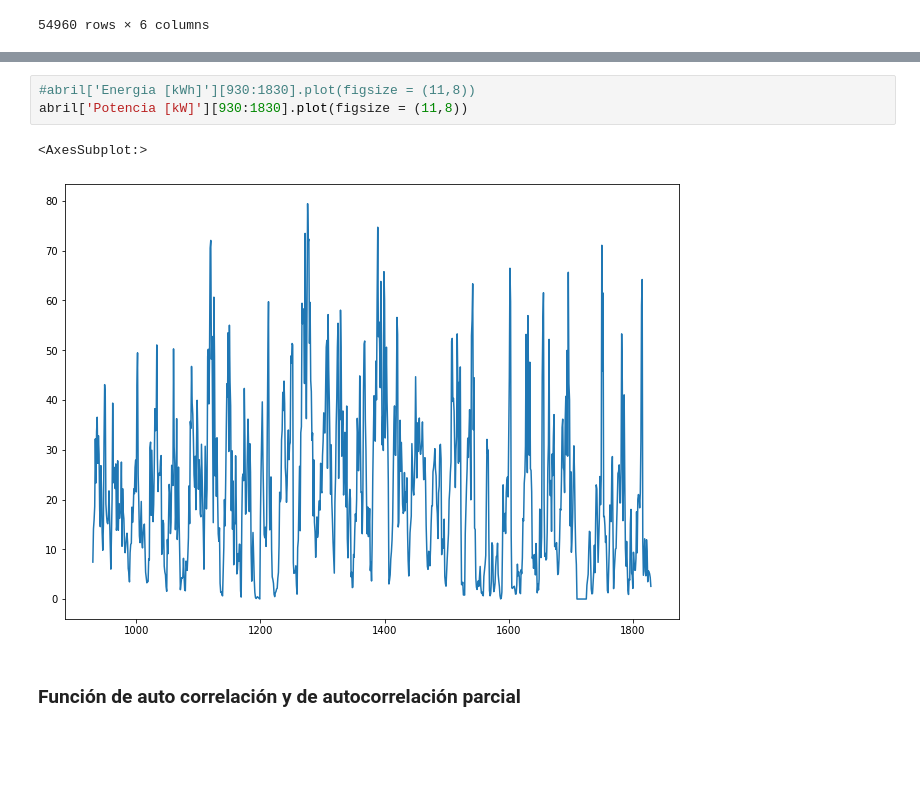
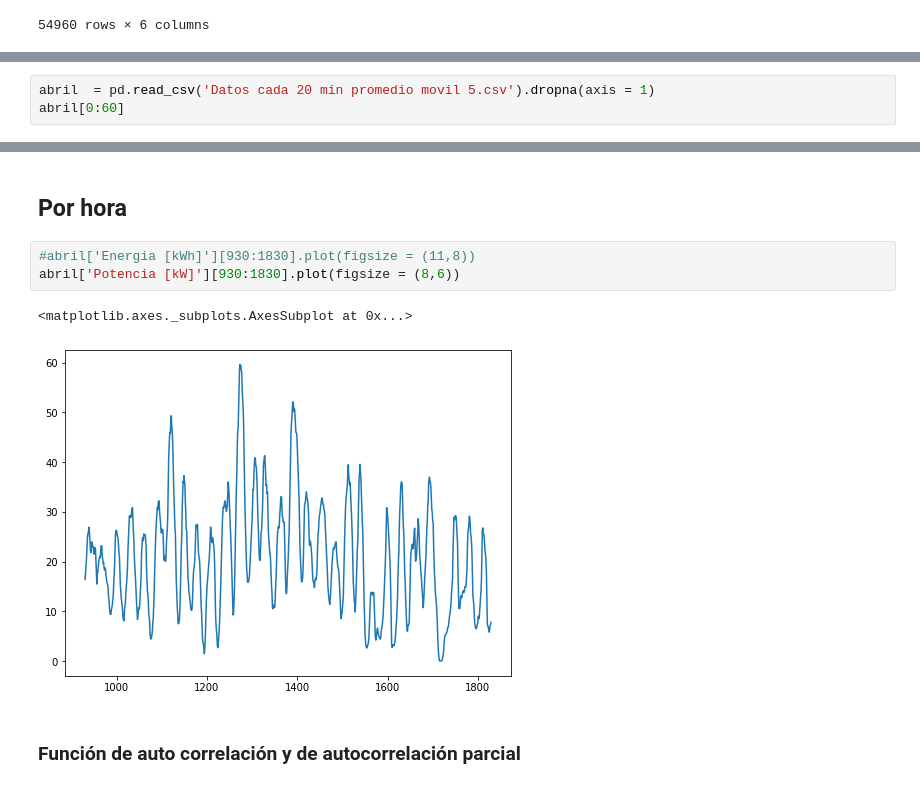
Before and after one commit to only-Robin/Proyecto-Electronica, a Jupyter notebook: DATOS SOLAR/Pre procesados/SARIMAX.ipynb, the cells around one changed output, grey strips where cells are left out. Saved outputs shown, nothing was run; the diff lists cells and outputs as text; blank space fills up the shorter version.

```diff
--- a/DATOS SOLAR/Pre procesados/SARIMAX.ipynb
+++ b/DATOS SOLAR/Pre procesados/SARIMAX.ipynb
@@ -40,0 +73,3 @@ abril.set_index(np.array(range(13740)),inplace = True)
+# %%
+abril  = pd.read_csv('Datos cada 20 min promedio movil 5.csv').dropna(axis = 1)
+abril[0:60]
@@ -41,9 +94,11 @@ abril.set_index(np.array(range(13740)),inplace = True)
+# %% [markdown]
+## Por hora
 # %%
 #abril['Energia [kWh]'][930:1830].plot(figsize = (11,8))
-abril['Potencia [kW]'][930:1830].plot(figsize = (11,8))
+abril['Potencia [kW]'][930:1830].plot(figsize = (8,6))
 # %% [output]
-<AxesSubplot:>
+<matplotlib.axes._subplots.AxesSubplot at 0x...>
-[figure, old version]
+[figure, new version]
 # %% [markdown]
 ### Función de auto correlación y de autocorrelación parcial
 # %%
```
Also changed, not shown: parts of 22 cells of this notebook, 32 other files.
